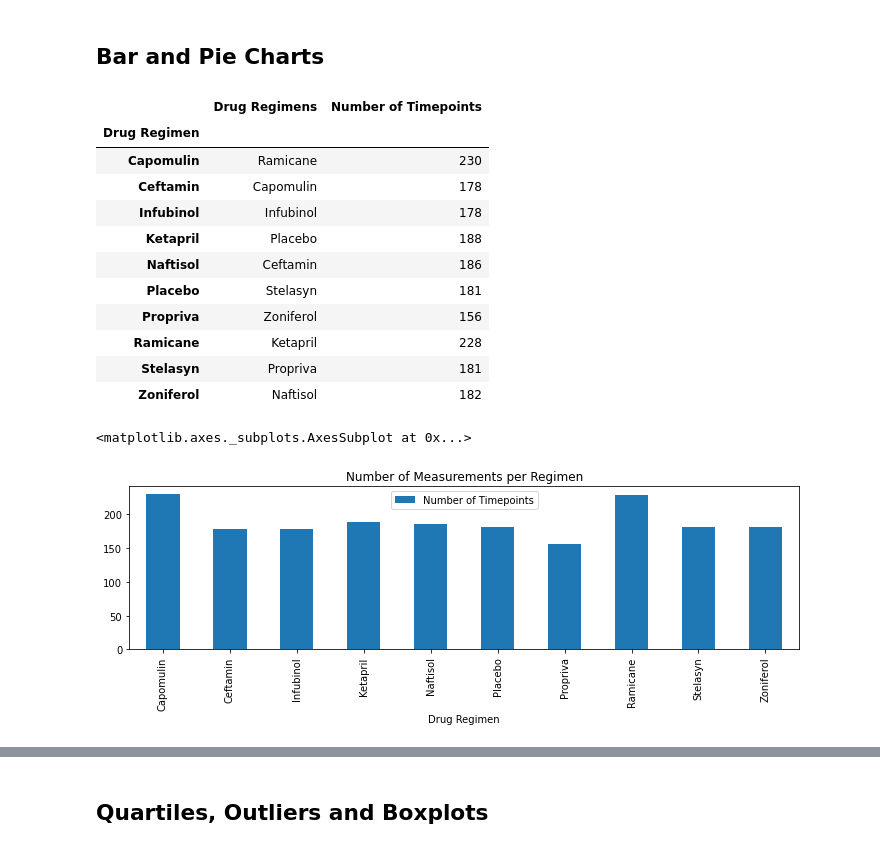
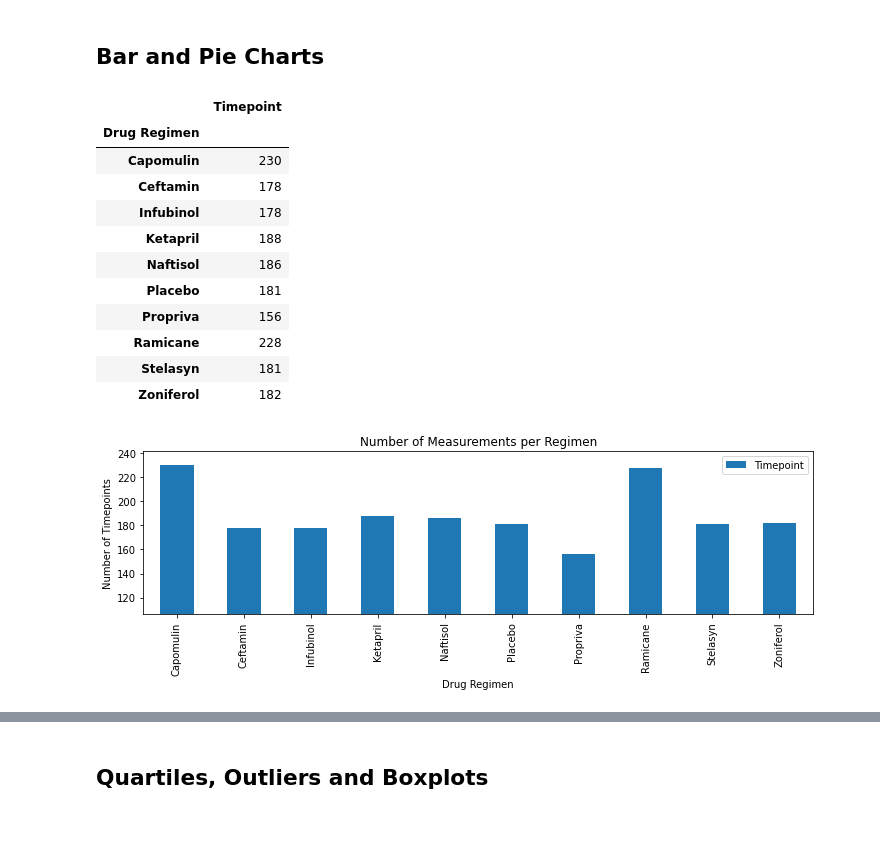
Before and after one commit to nadiarichards/matplotlib_challenge, a Jupyter notebook: Pymaceuticals/pymaceuticals_starter.ipynb, the cells around one changed output, grey strips where cells are left out. Cells and saved outputs as stored; diff of their text form; code cells hidden in the pictures.

```diff
--- a/Pymaceuticals/pymaceuticals_starter.ipynb
+++ b/Pymaceuticals/pymaceuticals_starter.ipynb
@@ -223,25 +243,25 @@ agg_regimen_df
 # %%
 # Generate a bar plot showing the total number of measurements taken on each drug regimen using pandas.
-
-x_axis_bar = clean_pharma_df["Drug Regimen"].unique()
-y_axis_bar = clean_pharma_df.groupby("Drug Regimen")["Timepoint"].count()
-bar_chart_df = pd.DataFrame({"Drug Regimens": x_axis_bar, "Number of Timepoints": y_axis_bar})
+bar_chart_df = clean_pharma_df.groupby("Drug Regimen")[["Timepoint"]].count()
 bar_chart_df
 # %% [output]
-|  | Drug Regimens | Number of Timepoints |
-| Drug Regimen |  |  |
-| Capomulin | Ramicane | 230 |
-| Ceftamin | Capomulin | 178 |
-| Infubinol | Infubinol | 178 |
-| Ketapril | Placebo | 188 |
-| Naftisol | Ceftamin | 186 |
-| Placebo | Stelasyn | 181 |
-| Propriva | Zoniferol | 156 |
-| Ramicane | Ketapril | 228 |
-| Stelasyn | Propriva | 181 |
-| Zoniferol | Naftisol | 182 |
+|  | Timepoint |
+| Drug Regimen |  |
+| Capomulin | 230 |
+| Ceftamin | 178 |
+| Infubinol | 178 |
+| Ketapril | 188 |
+| Naftisol | 186 |
+| Placebo | 181 |
+| Propriva | 156 |
+| Ramicane | 228 |
+| Stelasyn | 181 |
+| Zoniferol | 182 |
 # %%
 bar_chart_df.plot(kind='bar', figsize=(12,3), title ='Number of Measurements per Regimen')
+plt.ylim(min(bar_chart_df_index["Timepoint"]) - 50)
+plt.ylabel("Number of Timepoints")
+plt.legend(loc='upper right')
+plt.show()
 # %% [output]
-<matplotlib.axes._subplots.AxesSubplot at 0x...>
-[figure, old version]
+[figure, new version]
```
Also changed, not shown: parts of 9 cells of this notebook.
